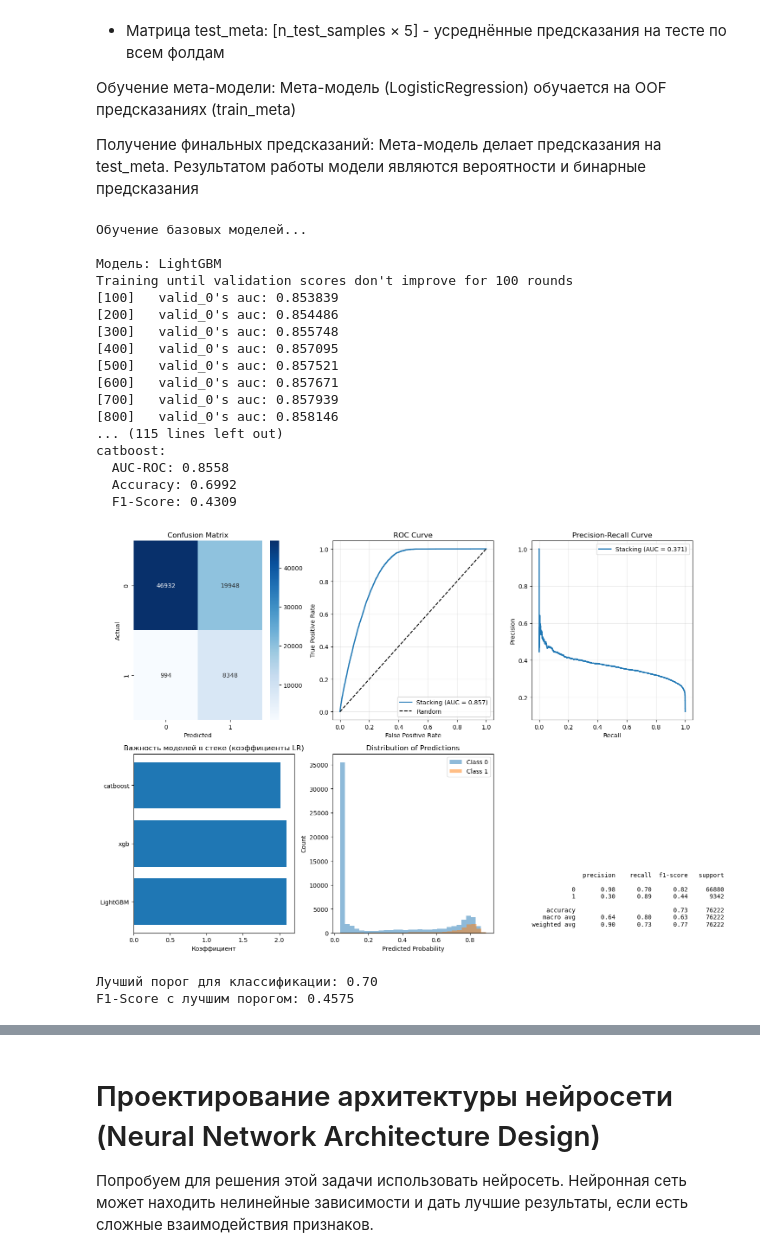
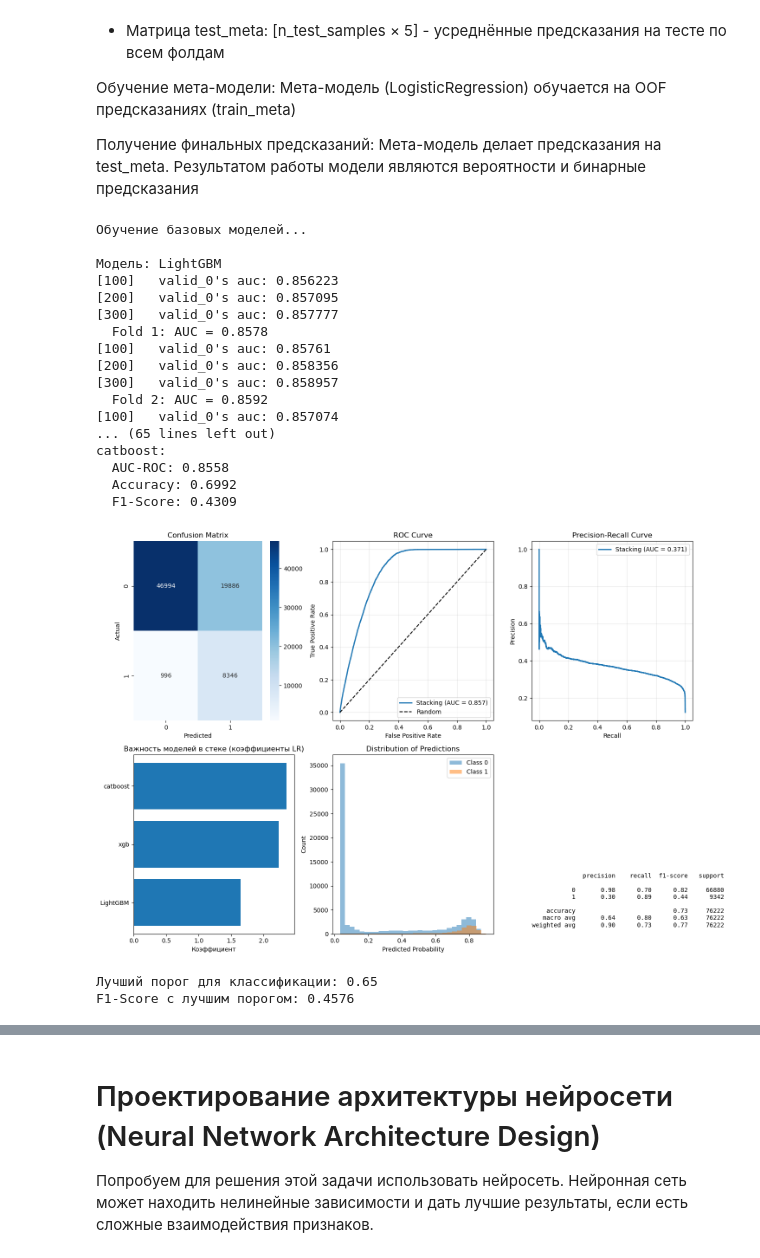
Before and after one commit to AlexKlubyshev/project_InsuranceCross, a Jupyter notebook: notebooks/insurance_cross_sell_prediction.ipynb, the cells around one changed output, grey strips where cells are left out. Cells and saved outputs as stored; diff of their text form; code cells hidden in the pictures.

```diff
--- a/notebooks/insurance_cross_sell_prediction.ipynb
+++ b/notebooks/insurance_cross_sell_prediction.ipynb
@@ -2955,22 +2941,22 @@ xgb_model = XGBClassifier(
 
 lgb_model = LGBMClassifier(
     objective='binary',
+    boosting_type='dart',  # лучше для несбалансированных
     metric='auc',
-    n_estimators=291,#1000,
-    learning_rate=0.05,
-    num_leaves=31,
+    n_estimators=320,#1000,
+    learning_rate=0.1,
+    num_leaves=63,
     max_depth=-1,
     min_child_samples=20,
     subsample=0.8,
     colsample_bytree=0.8,
-    reg_alpha=0.1,
-    reg_lambda=0.1,
+    reg_alpha=0.5,
+    reg_lambda=0.5,
     scale_pos_weight=7.15,
     random_state=42,
     n_jobs=-1,
     verbosity=-1
 )
-
 
 from sklearn.ensemble import VotingClassifier
 # Ансамбль разных моделей
@@ -3016,16 +3002,17 @@ from sklearn.ensemble import VotingClassifier
 # LightGBM (Быстрый Gradient Boosting)
 lgb_model = LGBMClassifier(
     objective='binary',
+    boosting_type='dart',  # лучше для несбалансированных
     metric='auc',
-    n_estimators=291,#1000,
-    learning_rate=0.05,
-    num_leaves=31,
+    n_estimators=320,#1000,
+    learning_rate=0.1,
+    num_leaves=63,
     max_depth=-1,
     min_child_samples=20,
     subsample=0.8,
     colsample_bytree=0.8,
-    reg_alpha=0.1,
-    reg_lambda=0.1,
+    reg_alpha=0.5,
+    reg_lambda=0.5,
     scale_pos_weight=7.15,
     random_state=42,
     n_jobs=-1,
@@ -3077,9 +3064,10 @@ def find_optimal_weights_proportional(X, y, inner_cv, model_names):
         ),
         'lgb': LGBMClassifier(
             objective='binary',
+            boosting_type='dart',  # лучше для несбалансированных
             metric='auc',
-            n_estimators=291,#200,
-            learning_rate=0.05,
+            n_estimators=320,#200,
+            learning_rate=0.1,
             scale_pos_weight=7.15,
             random_state=42,
             n_jobs=-1,
@@ -3542,21 +3530,24 @@ from sklearn.svm import SVC
 from sklearn.naive_bayes import GaussianNB
 from sklearn.discriminant_analysis import LinearDiscriminantAnalysis, QuadraticDiscriminantAnalysis
 from sklearn.neural_network import MLPClassifier
+import warnings
+warnings.filterwarnings('ignore')
 
 ###############################
 # Базовые модели
 lgb_params = {
     'objective': 'binary',
+    'boosting_type':'dart',
     'metric': 'auc',
-    'n_estimators': 1000,
-    'learning_rate': 0.01,
-    'num_leaves': 31,
+    'n_estimators': 320,#1000
+    'learning_rate': 0.1,#0.01,
+    'num_leaves': 63,#31,
     'max_depth': -1,
     'min_child_samples': 20,
     'subsample': 0.8,
     'colsample_bytree': 0.8,
-    'reg_alpha': 0.1,
-    'reg_lambda': 0.1,
+    'reg_alpha': 0.5,#0.1,
+    'reg_lambda': 0.5,#0.1,
     'scale_pos_weight': 7.15,
     'random_state': 42,
     'n_jobs': -1,
@@ -3715,7 +3706,7 @@ train_stacked_binary = meta_model.predict(train_meta)
 # На тестовых данных
 test_stacked_preds = meta_model.predict_proba(test_meta)[:, 1]
 test_stacked_binary = meta_model.predict(test_meta)
-#test_stacked_binary = (test_stacked_preds > 0.7).astype(int) # 0.7 - лучший порог
+#test_stacked_binary = (test_stacked_preds > 0.65).astype(int) # 0.65 - лучший порог
 
 # 5. Оценка качества стекинга
 print("\n" + "="*50)
@@ -3836,46 +3827,46 @@ axes[1, 2].axis('off')
 report = classification_report(y_test, test_stacked_binary, output_dict=False)
 axes[1, 2].text(0, 0, report, fontsize=10, family='monospace')
 
 plt.tight_layout()
 plt.show()
 
 # Вывод лучшего порога
 from sklearn.metrics import f1_score
 
 thresholds = np.arange(0.1, 0.9, 0.05)
 best_threshold = 0.5
 best_f1 = 0
 
 for thresh in thresholds:
     binary_preds = (test_stacked_preds > thresh).astype(int)
     current_f1 = f1_score(y_test, binary_preds)
     if current_f1 > best_f1:
         best_f1 = current_f1
         best_threshold = thresh
 
 print(f"\nЛучший порог для классификации: {best_threshold:.2f}")
 print(f"F1-Score с лучшим порогом: {best_f1:.4f}")
 # %% [output]
 Обучение базовых моделей...
 
 Модель: LightGBM
-Training until validation scores don't improve for 100 rounds
-[100]   valid_0's auc: 0.853839
-[200]   valid_0's auc: 0.854486
-[300]   valid_0's auc: 0.855748
-[400]   valid_0's auc: 0.857095
-[500]   valid_0's auc: 0.857521
-[600]   valid_0's auc: 0.857671
-[700]   valid_0's auc: 0.857939
-[800]   valid_0's auc: 0.858146
-... (115 lines left out)
+[100]   valid_0's auc: 0.856223
+[200]   valid_0's auc: 0.857095
+[300]   valid_0's auc: 0.857777
+  Fold 1: AUC = 0.8578
+[100]   valid_0's auc: 0.85761
+[200]   valid_0's auc: 0.858356
+[300]   valid_0's auc: 0.858957
+  Fold 2: AUC = 0.8592
+[100]   valid_0's auc: 0.857074
+... (65 lines left out)
 catboost:
   AUC-ROC: 0.8558
   Accuracy: 0.6992
   F1-Score: 0.4309
-[figure, old version]
+[figure, new version]
-Лучший порог для классификации: 0.70
-F1-Score с лучшим порогом: 0.4575
+Лучший порог для классификации: 0.65
+F1-Score с лучшим порогом: 0.4576
 # %% [markdown]
 РЕЗУЛЬТАТЫ ОЦЕНКИ Stacking
 
```
Also changed, not shown: parts of 40 cells of this notebook, 5 other files.
